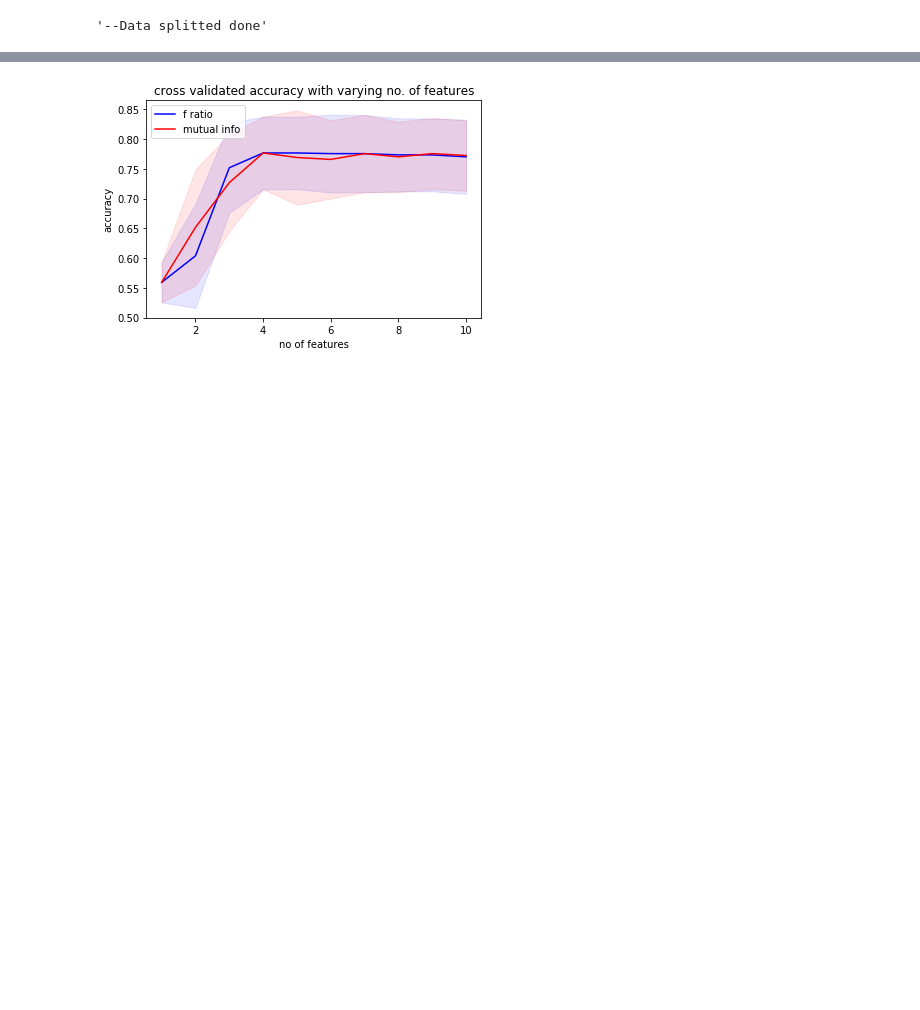
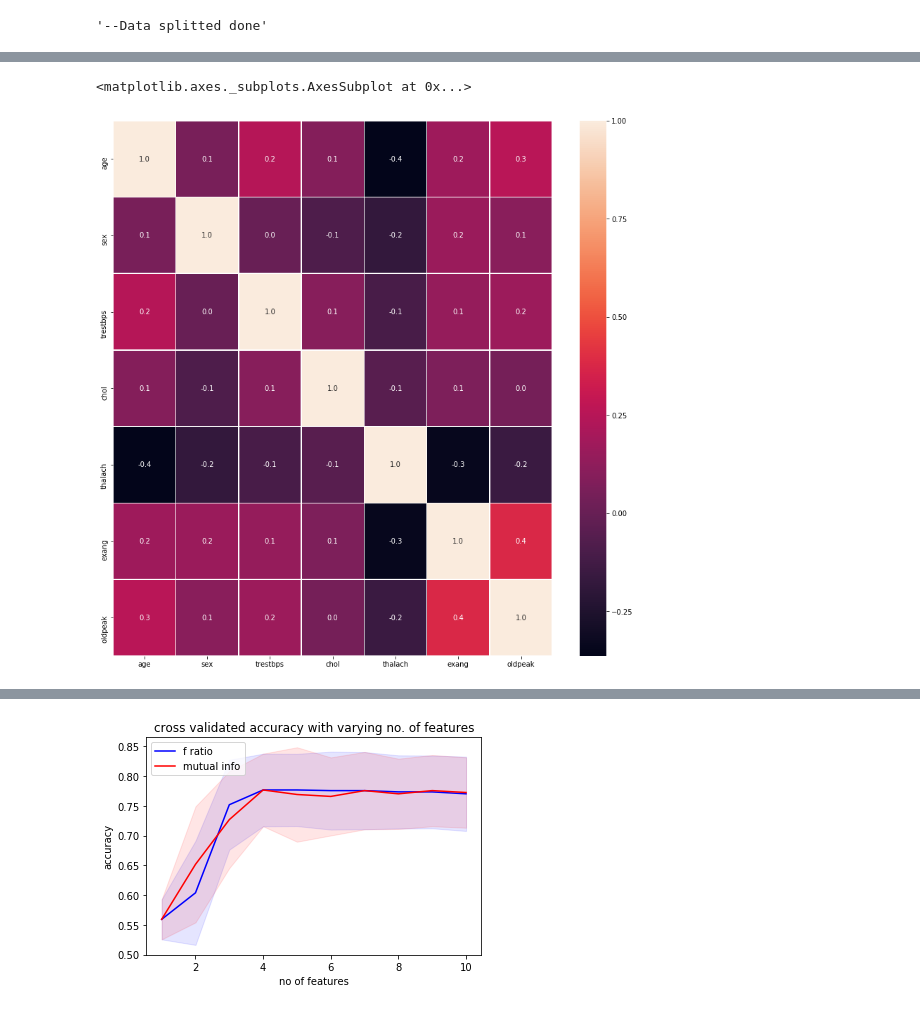
Before and after one commit to javierfs/MyMasterThesis, a Jupyter notebook: Feature_SELECTION.ipynb, the cells around one changed output, grey strips where cells are left out. Drawn from its saved outputs; the diff is of its cells as text; code cells hidden in the pictures; blank space fills up the shorter version.

```diff
--- a/Feature_SELECTION.ipynb
+++ b/Feature_SELECTION.ipynb
@@ -48,0 +90,13 @@ pprint('--Data splitted done')
+# %%
+
+
+drop_list = ['fbs','restecg','slope']
+df_1 = df.drop(drop_list,axis = 1 )        # do not modify x, we will use it later
+
+
+#correlation map
+f,ax = plt.subplots(figsize=(14, 14))
+sns.heatmap(df_1.corr(), annot=True, linewidths=.5, fmt= '.1f',ax=ax)
+# %% [output]
+<matplotlib.axes._subplots.AxesSubplot at 0x...>
+[figure, added]
```
Also changed, not shown: parts of 4 cells of this notebook.
